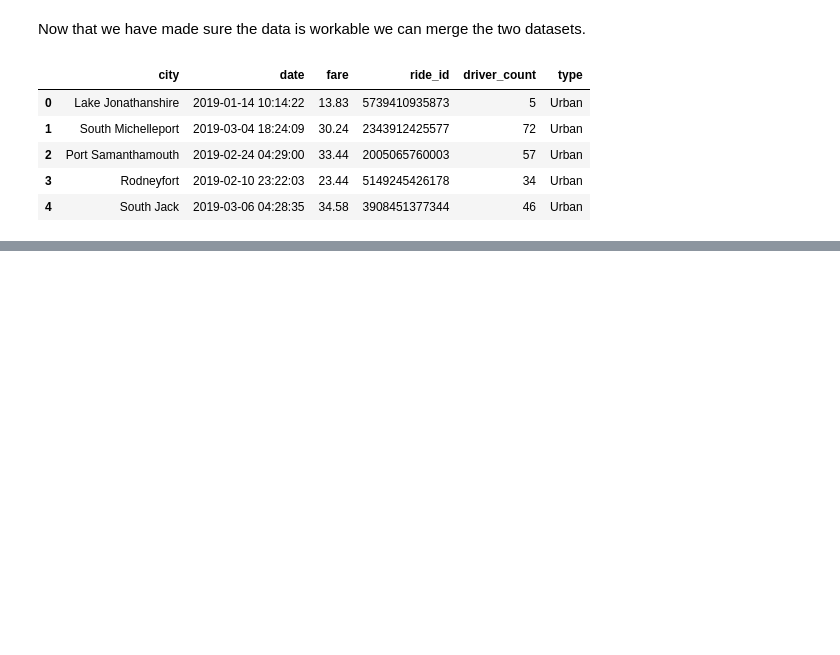
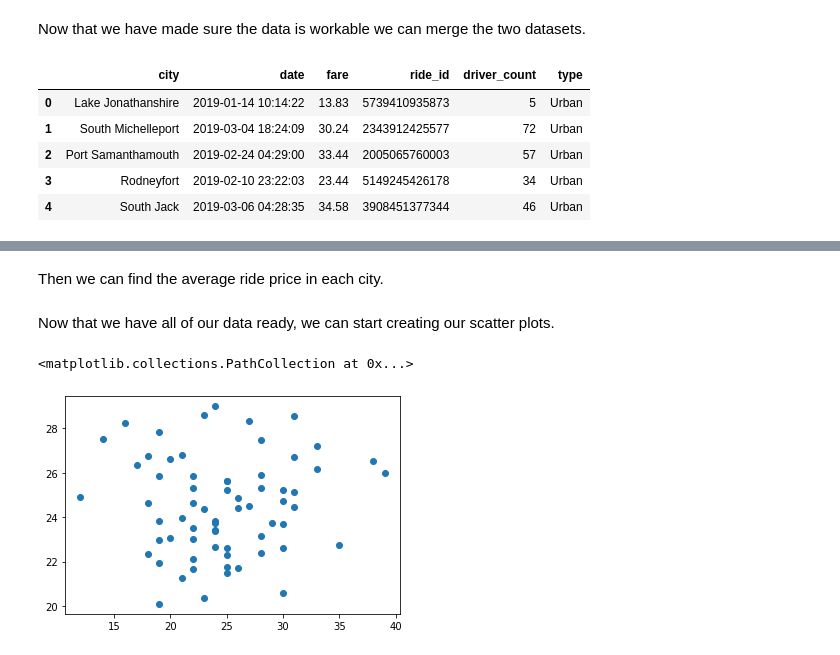
Before and after one commit to Duvey314/PyBer-Analysis, a Jupyter notebook: PyBer Analysis.ipynb, the cells around one changed output, grey strips where cells are left out. Cells and saved outputs as stored; diff of their text form; code cells hidden in the pictures; blank space fills up the shorter version.

Commit message:
Added graph of ride price and frequency

```diff
--- a/PyBer Analysis.ipynb
+++ b/PyBer Analysis.ipynb
@@ -148,0 +137,9 @@ pyber_data_df.head()
+# %%
+# create the urban cities df
+urban_cities_df = pyber_data_df[pyber_data_df["type"]=="Urban"]
+
+# create the suburban cities df
+suburban_cities_df = pyber_data_df[pyber_data_df["type"]=="Suburban"]
+
+# create the rural cities df
+rural_cities_df = pyber_data_df[pyber_data_df["type"]=="Rural"]
@@ -148,0 +148,20 @@ pyber_data_df.head()
+# %%
+# get the number of urban rides
+urban_ride_count = urban_cities_df.groupby(["city"]).count()["ride_id"]
+
+# get the suburban ride count
+suburban_ride_count = suburban_cities_df.groupby(["city"]).count()["ride_id"]
+
+# get the rural ride count
+rural_ride_count = rural_cities_df.groupby(["city"]).count()["ride_id"]
+# %% [markdown]
+Then we can find the average ride price in each city.
+# %%
+# get average fare for each city in the urban cities
+urban_avg_fare = urban_cities_df.groupby(["city"]).mean()["fare"]
+
+# suburban
+suburban_avg_fare = suburban_cities_df.groupby(["city"]).mean()["fare"]
+
+# rural
+rural_avg_fare = rural_cities_df.groupby(["city"]).mean()["fare"]
@@ -148,0 +177,8 @@ pyber_data_df.head()
+# %% [markdown]
+Now that we have all of our data ready, we can start creating our scatter plots.
+# %%
+# build the scatter plots for urban cities
+plt.scatter(urban_ride_count, urban_avg_fare)
+# %% [output]
+<matplotlib.collections.PathCollection at 0x...>
+[figure, added]
```
Also changed, not shown: parts of 15 cells of this notebook, 1 other file.
